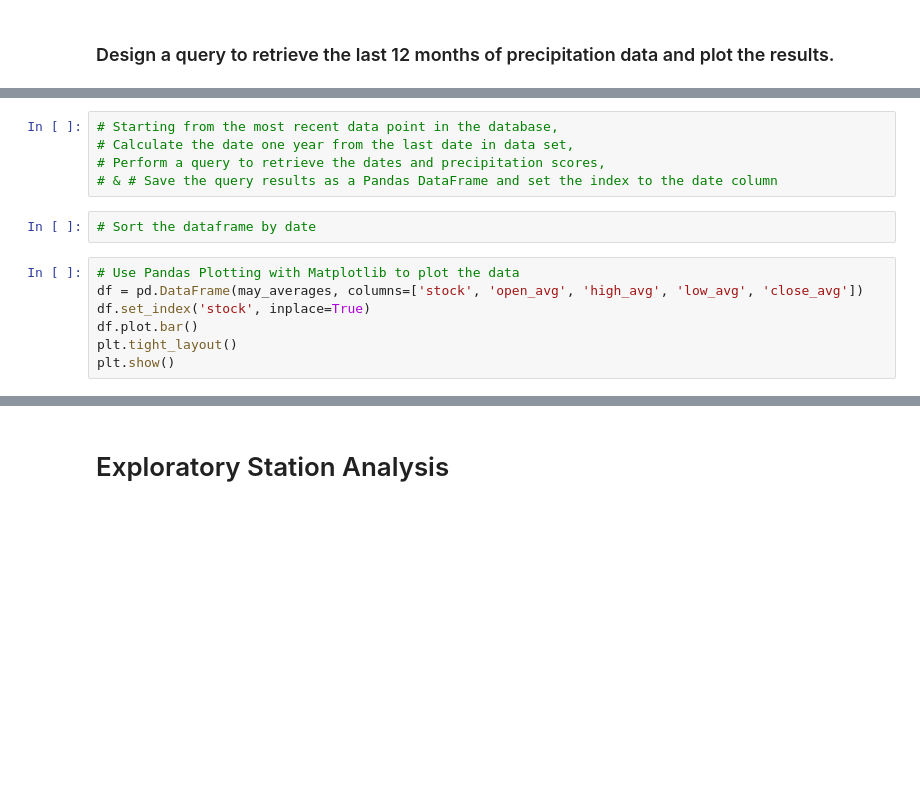
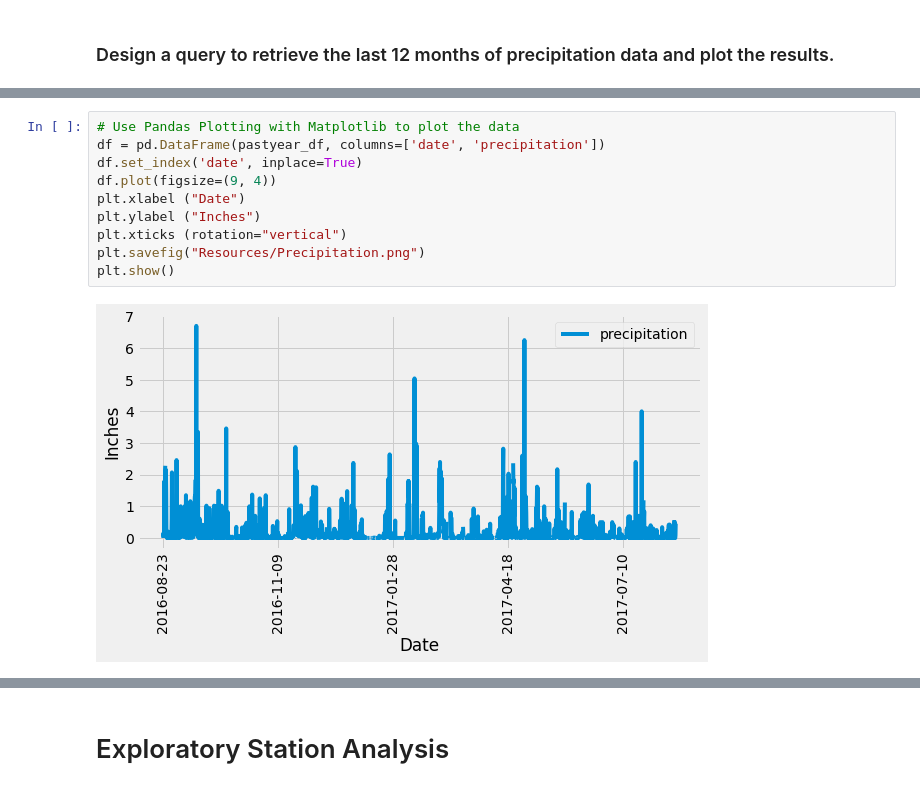
Before and after one commit to JohnTorgerson/SqlAlchemy-Challenge, a Jupyter notebook: climate_starter.ipynb, the cells around one changed output, grey strips where cells are left out. Drawn from its saved outputs; the diff is of its cells as text; blank space fills up the shorter version.

Commit message:
Finished Precip Analysis, added image, updated ReadME

```diff
--- a/climate_starter.ipynb
+++ b/climate_starter.ipynb
@@ -79,16 +112,14 @@ pastyear_df
-# %%
-# Starting from the most recent data point in the database,
-# Calculate the date one year from the last date in data set,
-# Perform a query to retrieve the dates and precipitation scores,
-# & # Save the query results as a Pandas DataFrame and set the index to the date column
-# %%
-# Sort the dataframe by date
 # %%
 # Use Pandas Plotting with Matplotlib to plot the data
-df = pd.DataFrame(may_averages, columns=['stock', 'open_avg', 'high_avg', 'low_avg', 'close_avg'])
-df.set_index('stock', inplace=True)
-df.plot.bar()
-plt.tight_layout()
+df = pd.DataFrame(pastyear_df, columns=['date', 'precipitation'])
+df.set_index('date', inplace=True)
+df.plot(figsize=(9, 4))
+plt.xlabel ("Date")
+plt.ylabel ("Inches")
+plt.xticks (rotation="vertical")
+plt.savefig("Resources/Precipitation.png")
 plt.show()
+# %% [output]
+[figure, added]
 # %%
 # Use Pandas to calcualte the summary statistics for the precipitation data
```
Also changed, not shown: parts of 14 cells of this notebook, 2 other files.
